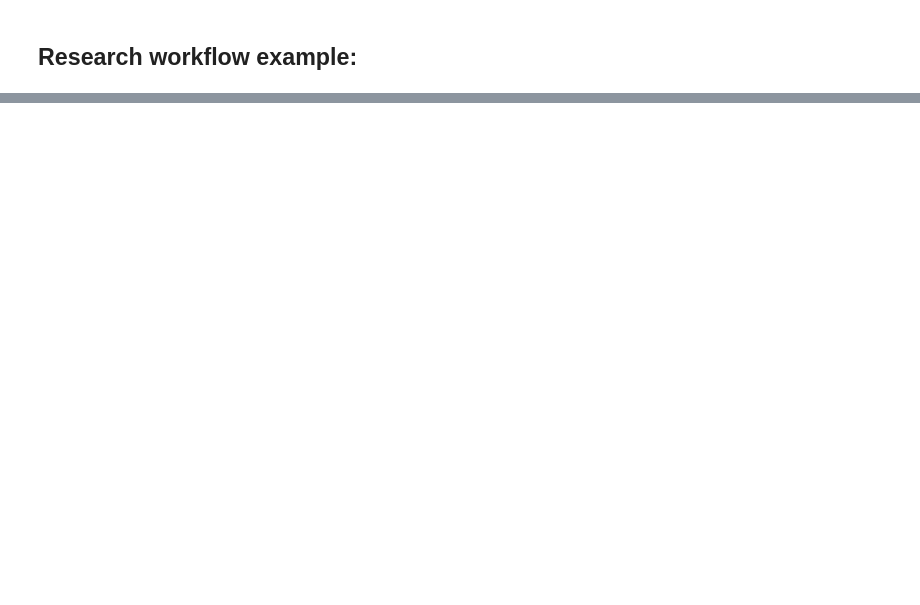
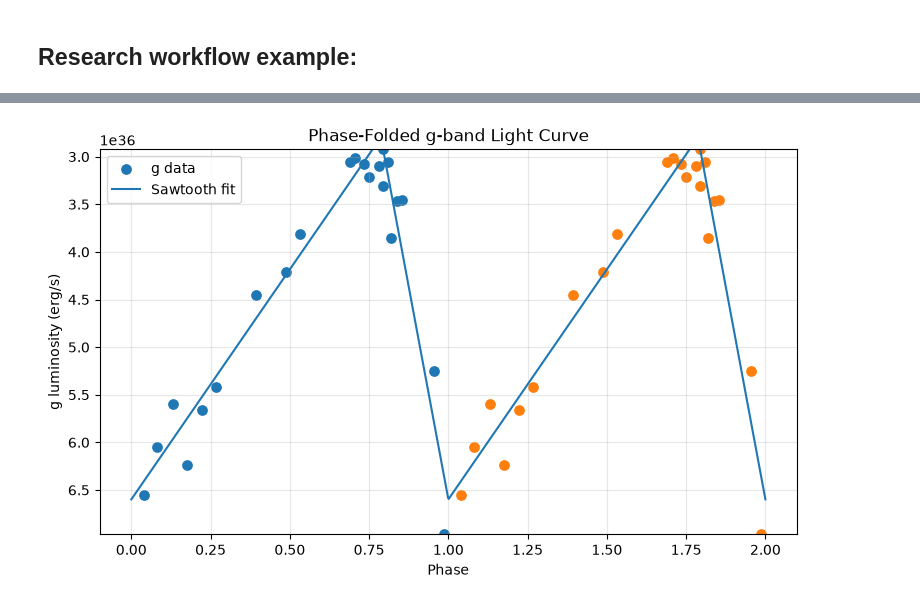
Before and after one commit to alexander-group/convert_flux, a Jupyter notebook: demos/demo_convert_flux.ipynb, the cells around one changed output, grey strips where cells are left out. Cells and saved outputs as stored; diff of their text form; code cells hidden in the pictures; blank space fills up the shorter version.

```diff
--- a/demos/demo_convert_flux.ipynb
+++ b/demos/demo_convert_flux.ipynb
@@ -139,0 +362,27 @@ Robin - picks up here
+# %%
+# Plot 2 phase folded light curve
+phase = ((t_fit - phase_best) / P_best) % 1
+
+phase_plot = np.linspace(0, 2, 1000)
+model_phase = offset_best + amp_best * sawtooth(2 * np.pi * phase_plot, width=width_best)
+
+plt.figure(figsize=(9, 5))
+
+plt.scatter(phase, y_fit, s=45, label="g data")
+plt.scatter(phase + 1, y_fit, s=45)
+
+plt.plot(phase_plot, model_phase, label="Sawtooth fit")
+
+plt.xlabel("Phase")
+plt.ylabel("g luminosity (erg/s)")
+plt.title("Phase-Folded g-band Light Curve")
+
+plt.ylim(np.max(y_fit) + 0.1, np.min(y_fit) - 0.1)
+
+plt.grid(True, alpha=0.3)
+plt.legend()
+plt.show()
+
+P_g_best = P_best
+# %% [output]
+[figure, added]
```
Also changed, not shown: parts of 29 cells of this notebook.
